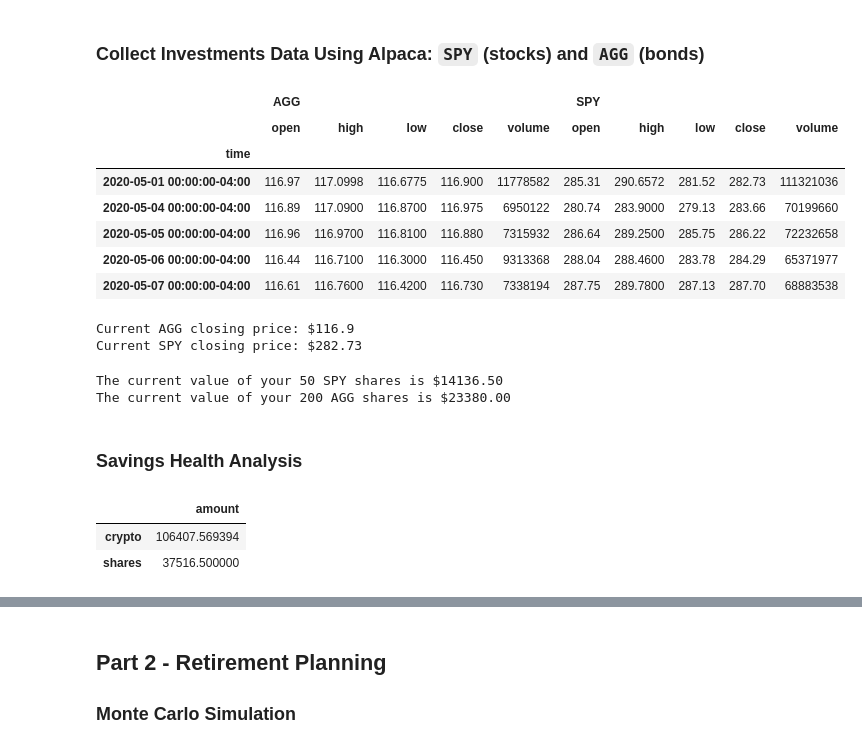
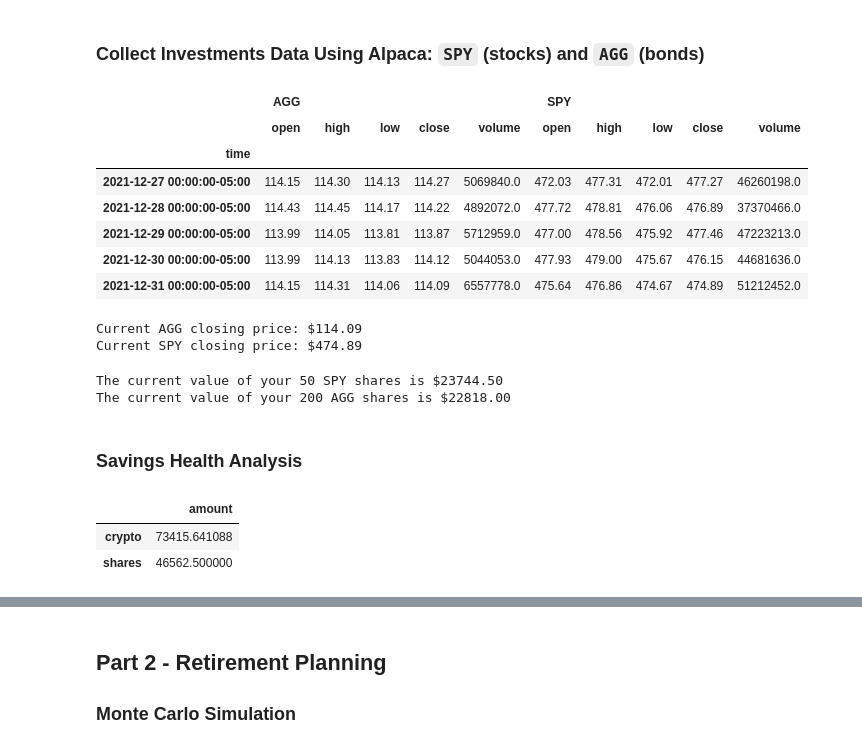
Before and after one commit to CascadingDoomPony/Personal_Finance_Planner, a Jupyter notebook: financial-planner.ipynb, the cells around one changed output, grey strips where cells are left out. Drawn from its saved outputs; the diff is of its cells as text; code cells hidden in the pictures.

```diff
--- a/financial-planner.ipynb
+++ b/financial-planner.ipynb
@@ -81,64 +81,73 @@ api = tradeapi.REST(
 )
 # %%
 # Format current date as ISO format
-# YOUR CODE HERE!
+# not specifying start date to get all available data
+end_date = pd.Timestamp("2022-01-01", tz="America/New_York").isoformat()
 
 # Set the tickers
 tickers = ["AGG", "SPY"]
 
 # Set timeframe to '1D' for Alpaca API
 timeframe = "1D"
 
 # Get current closing prices for SPY and AGG
 # (use a limit=1000 parameter to call the most recent 1000 days of data)
-# YOUR CODE HERE!
+df_shares = api.get_barset(
+    tickers,
+    timeframe,
+    end=end_date,
+    limit=1000
+).df
 
 # Preview DataFrame
-# YOUR CODE HERE!
+df_shares.tail()
 # %% [output]
 |  | AGG |  |  |  |  | SPY |  |  |  |  |
 |  | open | high | low | close | volume | open | high | low | close | volume |
 | time |  |  |  |  |  |  |  |  |  |  |
-| 2020-05-01 00:00:00-04:00 | 116.97 | 117.0998 | 116.6775 | 116.900 | 11778582 | 285.31 | 290.6572 | 281.52 | 282.73 | 111321036 |
-| 2020-05-04 00:00:00-04:00 | 116.89 | 117.0900 | 116.8700 | 116.975 | 6950122 | 280.74 | 283.9000 | 279.13 | 283.66 | 70199660 |
-| 2020-05-05 00:00:00-04:00 | 116.96 | 116.9700 | 116.8100 | 116.880 | 7315932 | 286.64 | 289.2500 | 285.75 | 286.22 | 72232658 |
-| 2020-05-06 00:00:00-04:00 | 116.44 | 116.7100 | 116.3000 | 116.450 | 9313368 | 288.04 | 288.4600 | 283.78 | 284.29 | 65371977 |
-| 2020-05-07 00:00:00-04:00 | 116.61 | 116.7600 | 116.4200 | 116.730 | 7338194 | 287.75 | 289.7800 | 287.13 | 287.70 | 68883538 |
+| 2021-12-27 00:00:00-05:00 | 114.15 | 114.30 | 114.13 | 114.27 | 5069840.0 | 472.03 | 477.31 | 472.01 | 477.27 | 46260198.0 |
+| 2021-12-28 00:00:00-05:00 | 114.43 | 114.45 | 114.17 | 114.22 | 4892072.0 | 477.72 | 478.81 | 476.06 | 476.89 | 37370466.0 |
+| 2021-12-29 00:00:00-05:00 | 113.99 | 114.05 | 113.81 | 113.87 | 5712959.0 | 477.00 | 478.56 | 475.92 | 477.46 | 47223213.0 |
+| 2021-12-30 00:00:00-05:00 | 113.99 | 114.13 | 113.83 | 114.12 | 5044053.0 | 477.93 | 479.00 | 475.67 | 476.15 | 44681636.0 |
+| 2021-12-31 00:00:00-05:00 | 114.15 | 114.31 | 114.06 | 114.09 | 6557778.0 | 475.64 | 476.86 | 474.67 | 474.89 | 51212452.0 |
 # %%
 # Pick AGG and SPY close prices
-# YOUR CODE HERE!
+agg_close_price = df_shares.iloc[-1]["AGG"]["close"]
+spy_close_price = df_shares.iloc[-1]["SPY"]["close"]
 
 # Print AGG and SPY close prices
 print(f"Current AGG closing price: ${agg_close_price}")
 print(f"Current SPY closing price: ${spy_close_price}")
 # %% [output]
-Current AGG closing price: $116.9
-Current SPY closing price: $282.73
+Current AGG closing price: $114.09
+Current SPY closing price: $474.89
 # %%
 # Compute the current value of shares
-# YOUR CODE HERE!
+my_spy_value = my_spy * spy_close_price
+my_agg_value = my_agg * agg_close_price
 
 # Print current value of shares
 print(f"The current value of your {my_spy} SPY shares is ${my_spy_value:0.2f}")
 print(f"The current value of your {my_agg} AGG shares is ${my_agg_value:0.2f}")
 # %% [output]
-The current value of your 50 SPY shares is $14136.50
-The current value of your 200 AGG shares is $23380.00
+The current value of your 50 SPY shares is $23744.50
+The current value of your 200 AGG shares is $22818.00
 # %% [markdown]
 ### Savings Health Analysis
 # %%
 # Set monthly household income
-# YOUR CODE HERE!
+monthly_income = 12000
 
 # Consolidate financial assets data
-# YOUR CODE HERE!
+crypto_value = my_btc_value + my_eth_value
+shares_value = my_spy_value + my_agg_value
 
 # Create savings DataFrame
-# YOUR CODE HERE!
+df_savings = pd.DataFrame({"amount": [crypto_value, shares_value]}, index=["crypto", "shares"])
 
 # Display savings DataFrame
 display(df_savings)
 # %% [output]
 |  | amount |
-| crypto | 106407.569394 |
-| shares | 37516.500000 |
+| crypto | 73415.641088 |
+| shares | 46562.500000 |
```
Also changed, not shown: parts of 13 cells of this notebook.
